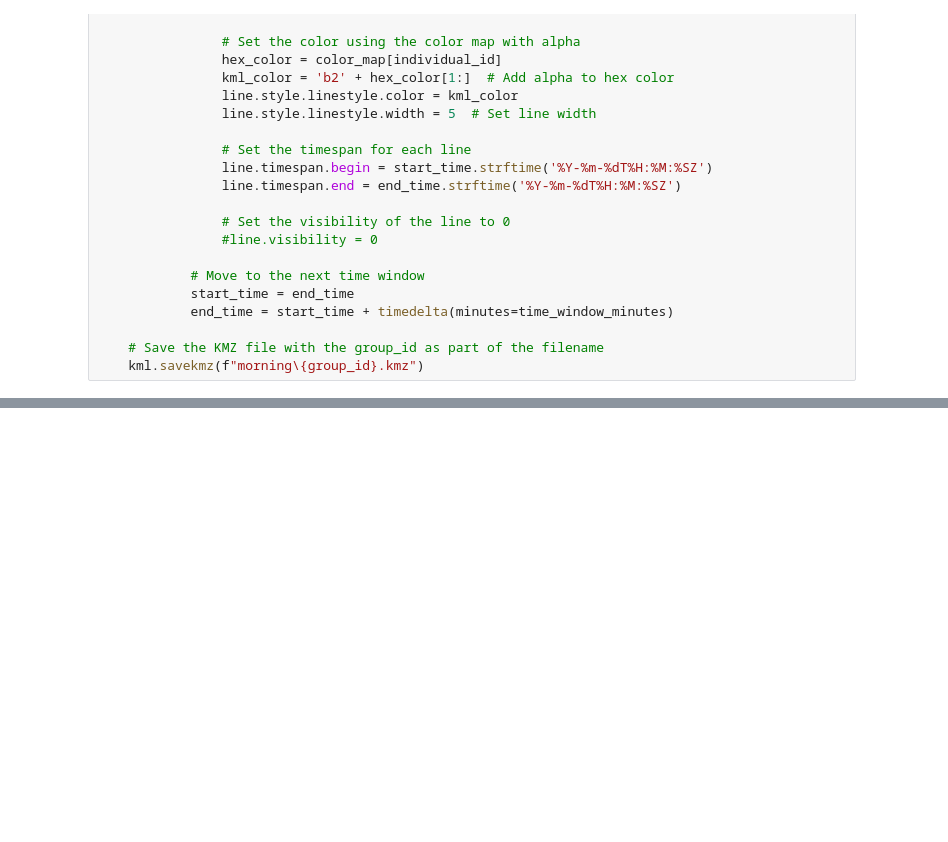
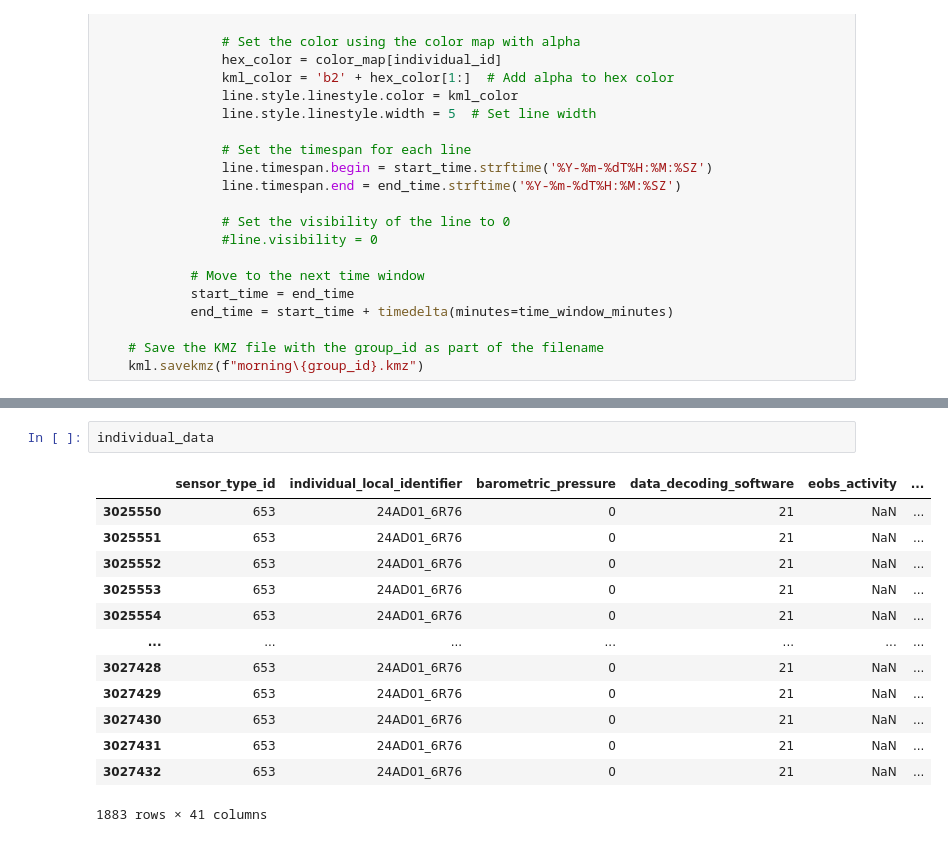
Before and after one commit to roiharel/baboon_location, a Jupyter notebook: code/plot_lines_kml.ipynb, the cells around one changed output, grey strips where cells are left out. Cells and saved outputs as stored; diff of their text form; blank space fills up the shorter version.

```diff
--- a/code/plot_lines_kml.ipynb
+++ b/code/plot_lines_kml.ipynb
@@ -233,0 +303,16 @@ for group_index, (group_id, group_data) in enumerate(grouped):
+# %%
+individual_data
+# %% [output]
+|  | sensor_type_id | individual_local_identifier | barometric_pressure | data_decoding_software | eobs_activity | ... |
+| 3025550 | 653 | 24AD01_6R76 | 0 | 21 | NaN | ... |
+| 3025551 | 653 | 24AD01_6R76 | 0 | 21 | NaN | ... |
+| 3025552 | 653 | 24AD01_6R76 | 0 | 21 | NaN | ... |
+| 3025553 | 653 | 24AD01_6R76 | 0 | 21 | NaN | ... |
+| 3025554 | 653 | 24AD01_6R76 | 0 | 21 | NaN | ... |
+| ... | ... | ... | ... | ... | ... | ... |
+| 3027428 | 653 | 24AD01_6R76 | 0 | 21 | NaN | ... |
+| 3027429 | 653 | 24AD01_6R76 | 0 | 21 | NaN | ... |
+| 3027430 | 653 | 24AD01_6R76 | 0 | 21 | NaN | ... |
+| 3027431 | 653 | 24AD01_6R76 | 0 | 21 | NaN | ... |
+| 3027432 | 653 | 24AD01_6R76 | 0 | 21 | NaN | ... |
+1883 rows × 41 columns
```
Also changed, not shown: parts of 4 cells of this notebook, 2 other files.
